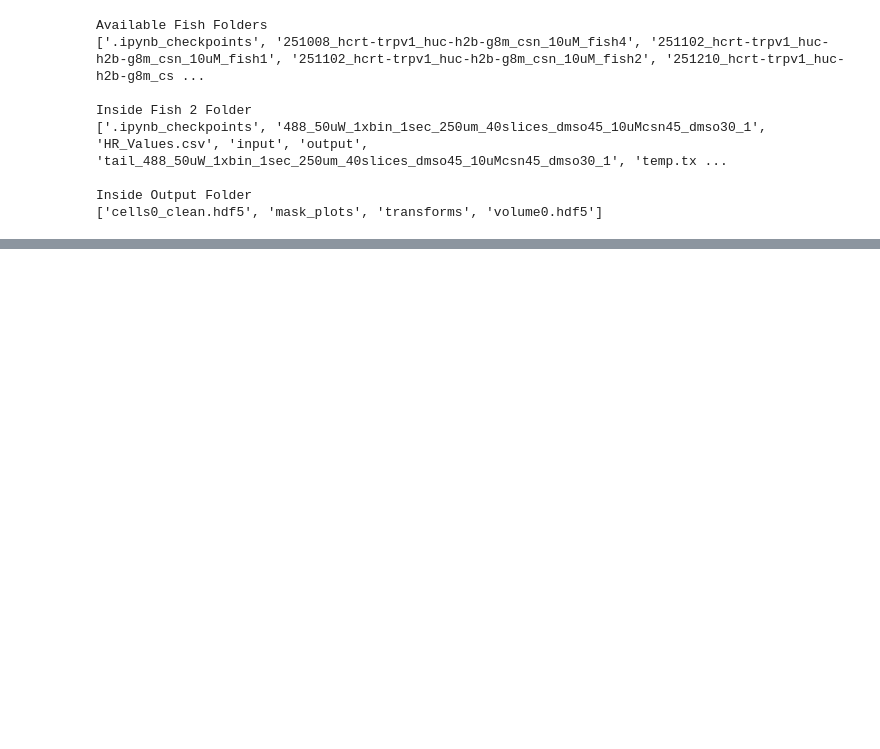
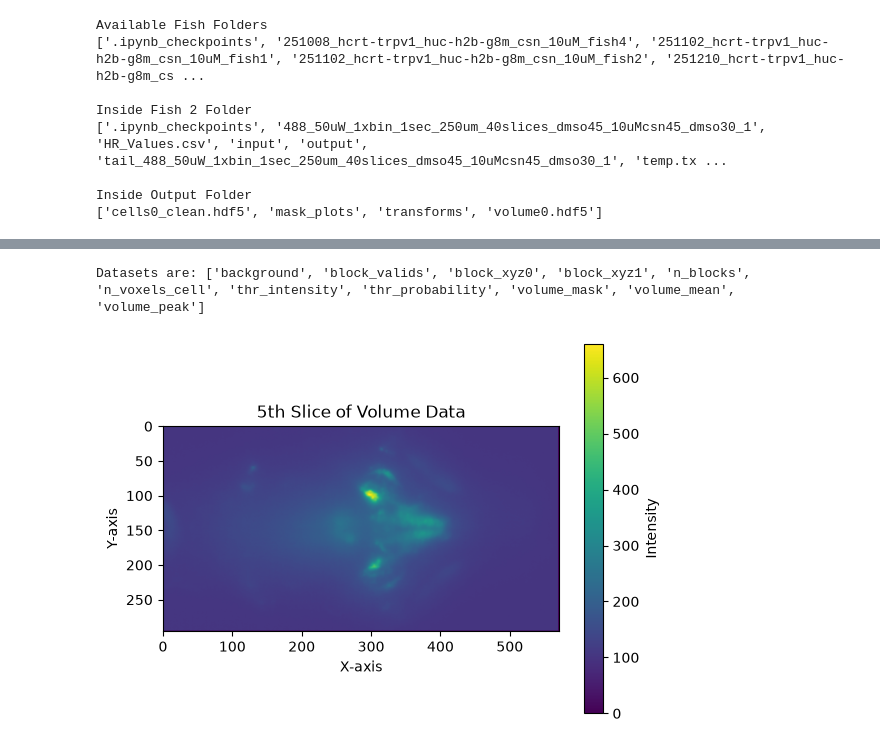
Before and after one commit to jameslequang232/Zebrafish-whole-brain-analysis, a Jupyter notebook: data_load_test.ipynb, the cells around one changed output, grey strips where cells are left out. Cells and saved outputs as stored; diff of their text form; code cells hidden in the pictures; blank space fills up the shorter version.

Commit message:
visualize spatial coordinates

```diff
--- a/data_load_test.ipynb
+++ b/data_load_test.ipynb
@@ -159,3 +160,22 @@ Loaded raw hdf5 data as numpy array, shape: (40, 288, 568)
 Transposed data numpy array shape into (X, Y, Z): (288, 568, 40)
 
 '''
+# %%
+import h5py
+
+with h5py.File('/mnt/storage-raid10/Yun/hcrt-trpv1_huc-h2b-g8m_csn_120min/251102_hcrt-trpv1_huc-h2b-g8m_csn_10uM_fish2/output/volume0.hdf5', 'r') as f:
+    print("Datasets are:", list(f.keys()))
+# %% [output]
+Datasets are: ['background', 'block_valids', 'block_xyz0', 'block_xyz1', 'n_blocks', 'n_voxels_cell', 'thr_intensity', 'thr_probability', 'volume_mask', 'volume_mean', 'volume_peak']
+# %%
+with h5py.File('/mnt/storage-raid10/Yun/hcrt-trpv1_huc-h2b-g8m_csn_120min/251102_hcrt-trpv1_huc-h2b-g8m_csn_10uM_fish2/output/volume0.hdf5', 'r') as f:
+     volume_data = f['volume_mean'][:]
+
+plt.imshow(volume_data[4, :, :], cmap='viridis')
+plt.colorbar(label='Intensity')
+plt.title('5th Slice of Volume Data')
+plt.xlabel('X-axis')
+plt.ylabel('Y-axis')
+plt.show()
+# %% [output]
+[figure, added]
```
Also changed, not shown: parts of 5 cells of this notebook.
